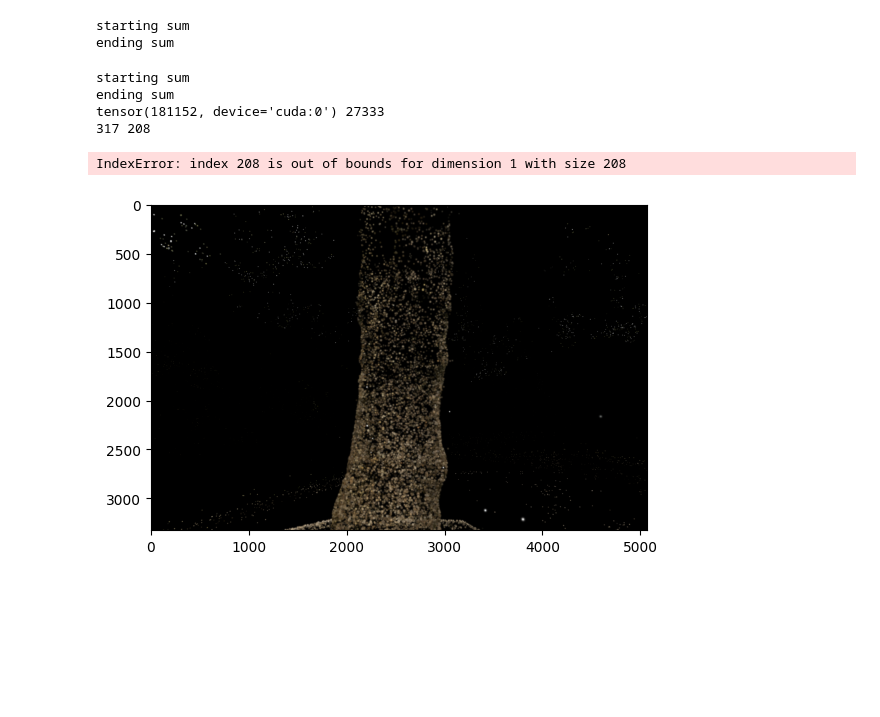
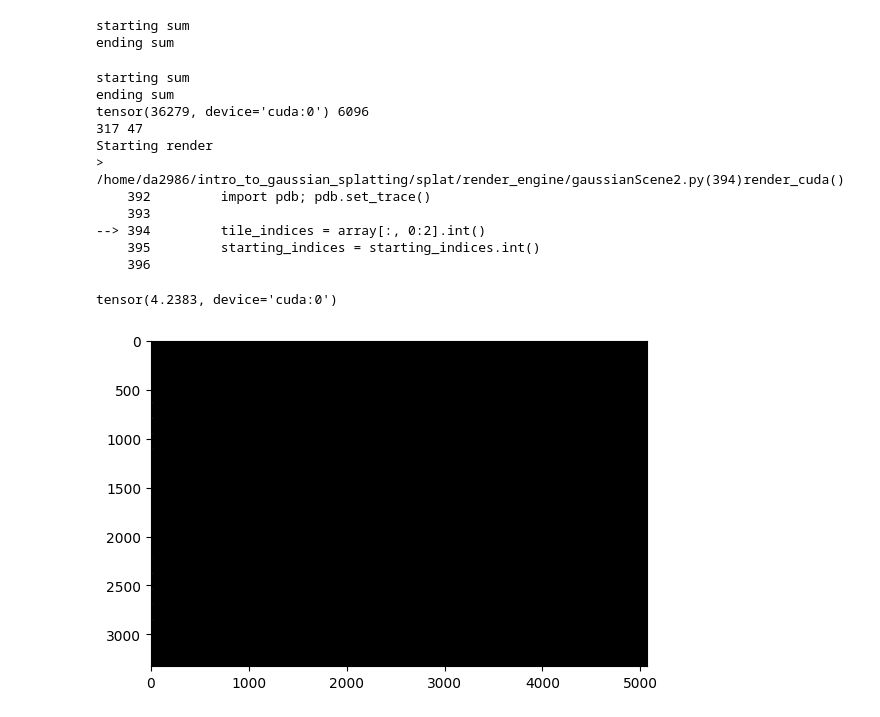
Before and after one commit to dcaustin33/intro_to_gaussian_splatting, a Jupyter notebook: splat/render_engine/test.ipynb, the cells around one changed output. Saved outputs shown, nothing was run; the diff lists cells and outputs as text; code cells hidden in the pictures; blank space fills up the shorter version.

Commit message:
rendering code

```diff
--- a/splat/render_engine/test.ipynb
+++ b/splat/render_engine/test.ipynb
@@ -54,12 +55,15 @@ extrinsic_matrix = get_extrinsic_matrix(rotation_matrix, translation).T
 focal_x, focal_y = camera_dict[image_dict[image_num].camera_id].params[:2]
 c_x, c_y = camera_dict[image_dict[image_num].camera_id].params[2:4]
 width = camera_dict[image_dict[image_num].camera_id].width
+wdith = 1000
 height = camera_dict[image_dict[image_num].camera_id].height
+height = 750
 intrinsic_matrix = getIntinsicMatrix(focal_x, focal_y, height, width).T
 # %%
 from splat.render_engine.gaussianScene2 import GaussianScene2
 
 scene = GaussianScene2(gaussians=gaussians)
+scene.device = "cpu"
 TILE_SIZE = 16
 # %%
 processed_gaussians = scene.preprocess(
@@ -109,6 +101,8 @@ plt.imshow(image)
 <matplotlib.image.AxesImage at 0x...>
 [figure]
 # %%
+height = 3400
+width = 5100
 with torch.no_grad():
     output_image = scene.render(
         preprocessed_gaussians=processed_gaussians, height=height, width=width, tile_size=TILE_SIZE
@@ -117,6 +111,8 @@ with torch.no_grad():
 starting sum
 ending sum
 # %%
+height = 3400
+width = 5100
 with torch.no_grad():
     output_image = scene.render_cuda(
         preprocessed_gaussians=processed_gaussians, height=height, width=width, tile_size=TILE_SIZE
@@ -124,13 +120,23 @@ with torch.no_grad():
 # %% [output]
 starting sum
 ending sum
-tensor(181152, device='cuda:0') 27333
-317 208
+tensor(36279, device='cuda:0') 6096
+317 47
+Starting render
+> /home/da2986/intro_to_gaussian_splatting/splat/render_engine/gaussianScene2.py(394)render_cuda()
+    392         import pdb; pdb.set_trace()
+    393
+--> 394         tile_indices = array[:, 0:2].int()
+    395         starting_indices = starting_indices.int()
+    396
-IndexError: index 208 is out of bounds for dimension 1 with size 208
+# %%
+output_image.max()
+# %% [output]
+tensor(4.2383, device='cuda:0')
 # %%
 import matplotlib.pyplot as plt
 
-plt.imshow(output_image.cpu().detach().transpose(0, 1))
+plt.imshow(output_image.cpu().detach().transpose(0, 1).clamp(max=.99))
 plt.show()
 # %% [output]
-[figure, old version]
+[figure, new version]
```
Also changed, not shown: parts of 4 cells of this notebook, 16 other files.
